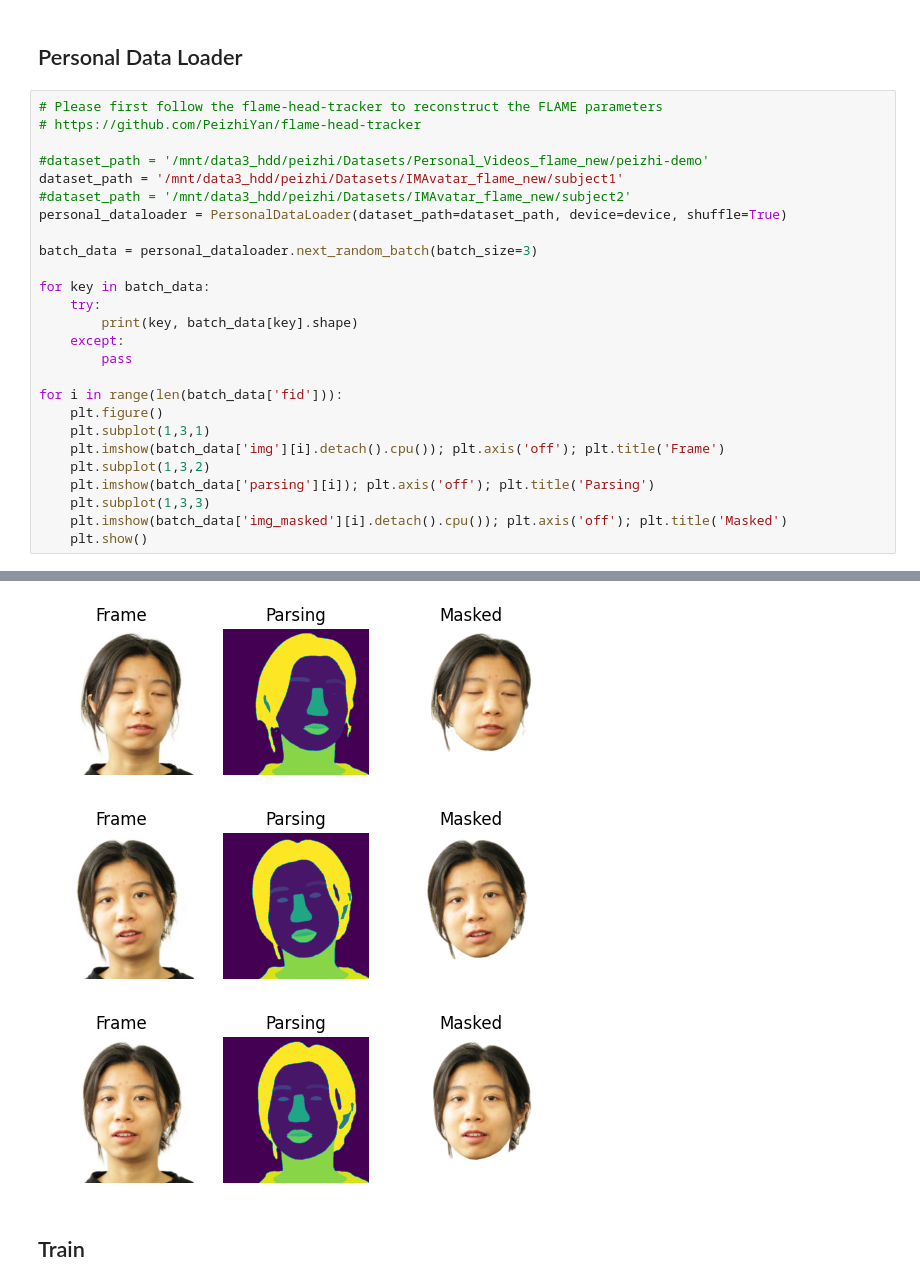
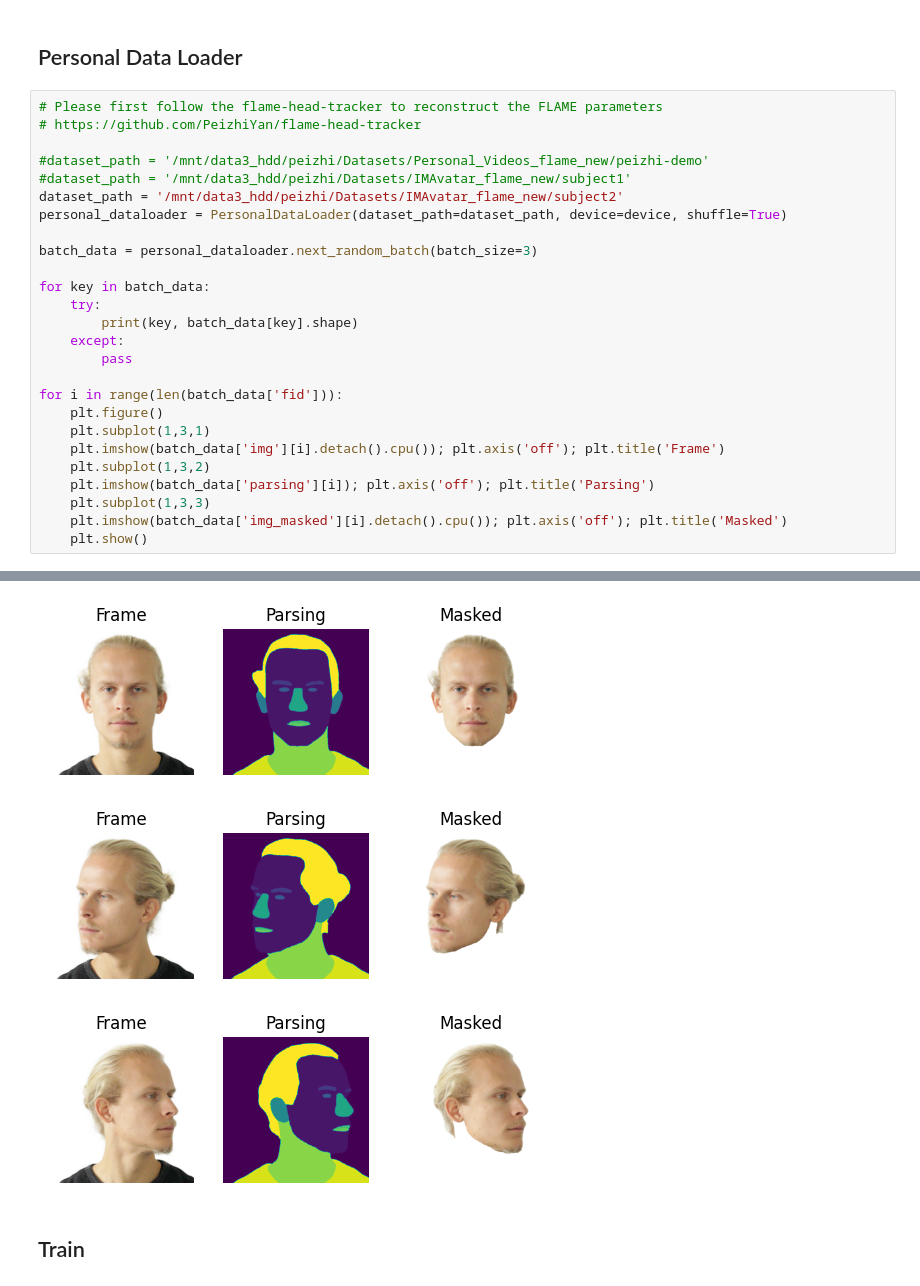
Before and after one commit to PeizhiYan/gaussian-dejavu, a Jupyter notebook: examples/Personalize-Avatar.ipynb, the cells around one changed output, grey strips where cells are left out. Drawn from its saved outputs; the diff is of its cells as text.

```diff
--- a/examples/Personalize-Avatar.ipynb
+++ b/examples/Personalize-Avatar.ipynb
@@ -46,8 +46,8 @@ Gaussian DejaVu Framework Created.
 # https://github.com/PeizhiYan/flame-head-tracker
 
 #dataset_path = '/mnt/data3_hdd/peizhi/Datasets/Personal_Videos_flame_new/peizhi-demo'
-dataset_path = '/mnt/data3_hdd/peizhi/Datasets/IMAvatar_flame_new/subject1'
-#dataset_path = '/mnt/data3_hdd/peizhi/Datasets/IMAvatar_flame_new/subject2'
+#dataset_path = '/mnt/data3_hdd/peizhi/Datasets/IMAvatar_flame_new/subject1'
+dataset_path = '/mnt/data3_hdd/peizhi/Datasets/IMAvatar_flame_new/subject2'
 personal_dataloader = PersonalDataLoader(dataset_path=dataset_path, device=device, shuffle=True)
 
 batch_data = personal_dataloader.next_random_batch(batch_size=3)
@@ -72,18 +72,18 @@ Number of frames: 6007.
 img torch.Size([3, 512, 512, 3])
 parsing (3, 512, 512)
 vertices (3, 5023, 3)
 shape torch.Size([3, 100])
 exp torch.Size([3, 50])
 pose torch.Size([3, 6])
 eye_pose torch.Size([3, 6])
 tex torch.Size([3, 50])
 light torch.Size([3, 9, 3])
 cam torch.Size([3, 6])
 img_masked torch.Size([3, 512, 512, 3])
 masks torch.Size([3, 512, 512, 1])
-[figure, old version]
+[figure, new version]
-[figure, old version]
+[figure, new version]
-[figure, old version]
+[figure, new version]
 # %% [markdown]
 ## Train
 # %%
```
Also changed, not shown: parts of 4 cells of this notebook, 5 other files.
